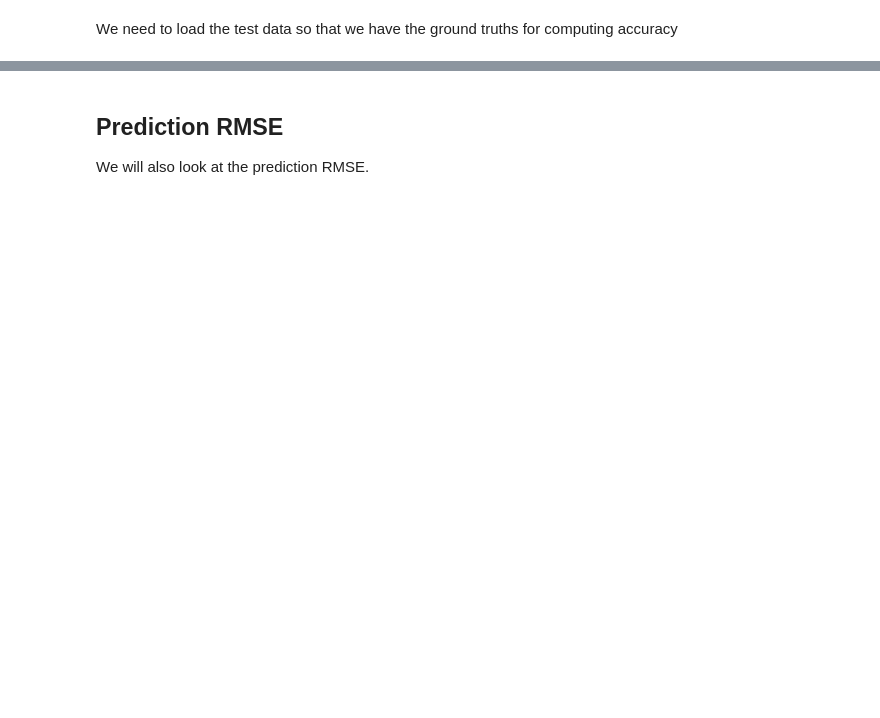
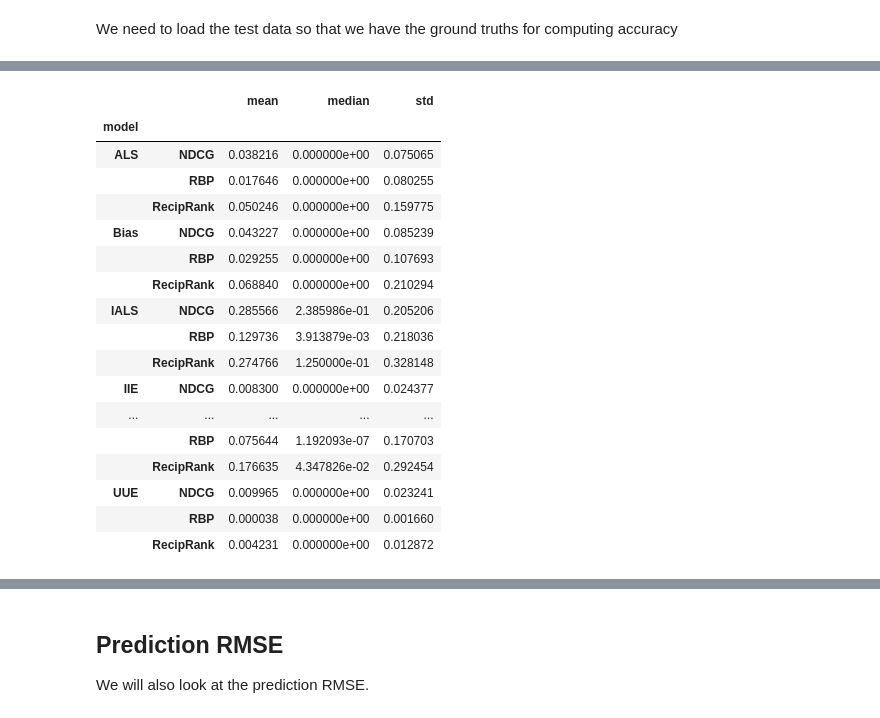
Before and after one commit to lenskit/lk-demo-experiment, a Jupyter notebook: eval-report.ml10m.ipynb, the cells around one changed output, grey strips where cells are left out. Cells and saved outputs as stored; diff of their text form; code cells hidden in the pictures; blank space fills up the shorter version.

```diff
--- a/eval-report.ml10m.ipynb
+++ b/eval-report.ml10m.ipynb
@@ -48,13 +39,9 @@ output_root = Path("runs")
 # %%
 dirs = [fld for fld in output_root.glob(f'{dataset}-*')]
 # %%
-recs = []
+recs = ItemListCollection(['model', 'user_id'], index=False)
 for fld in dirs:
     for file in fld.glob("recs-*"):
-        rec = pd.read_csv(file, sep=',')
-        rec["algorithm"] = fld.name.split("-")[1]
-        recs.append(rec)
-
-recs = pd.concat(recs, ignore_index=True)
-recs = recs.astype({'algorithm': 'category'})
-recs.info()
+        rec = pd.read_parquet(file)
+        rec = ItemListCollection.from_df(rec, UserIDKey)
+        recs.add_from(rec, model=fld.name.split("-")[1])
@@ -291,0 +75,28 @@ am_wilcox('recip_rank').sort_values('diff', ascending=False)
+# %%
+ra = RunAnalysis()
+
+ra.add_metric(NDCG())
+ra.add_metric(RecipRank())
+ra.add_metric(RBP())
+
+rec_results = ra.compute(recs, test)
+rec_results.list_summary('model')
+# %% [output]
+|  |  | mean | median | std |
+| model |  |  |  |  |
+| ALS | NDCG | 0.038216 | 0.000000e+00 | 0.075065 |
+|  | RBP | 0.017646 | 0.000000e+00 | 0.080255 |
+|  | RecipRank | 0.050246 | 0.000000e+00 | 0.159775 |
+| Bias | NDCG | 0.043227 | 0.000000e+00 | 0.085239 |
+|  | RBP | 0.029255 | 0.000000e+00 | 0.107693 |
+|  | RecipRank | 0.068840 | 0.000000e+00 | 0.210294 |
+| IALS | NDCG | 0.285566 | 2.385986e-01 | 0.205206 |
+|  | RBP | 0.129736 | 3.913879e-03 | 0.218036 |
+|  | RecipRank | 0.274766 | 1.250000e-01 | 0.328148 |
+| IIE | NDCG | 0.008300 | 0.000000e+00 | 0.024377 |
+| ... | ... | ... | ... | ... |
+|  | RBP | 0.075644 | 1.192093e-07 | 0.170703 |
+|  | RecipRank | 0.176635 | 4.347826e-02 | 0.292454 |
+| UUE | NDCG | 0.009965 | 0.000000e+00 | 0.023241 |
+|  | RBP | 0.000038 | 0.000000e+00 | 0.001660 |
+|  | RecipRank | 0.004231 | 0.000000e+00 | 0.012872 |
```
Also changed, not shown: parts of 50 cells of this notebook, 8 other files.
